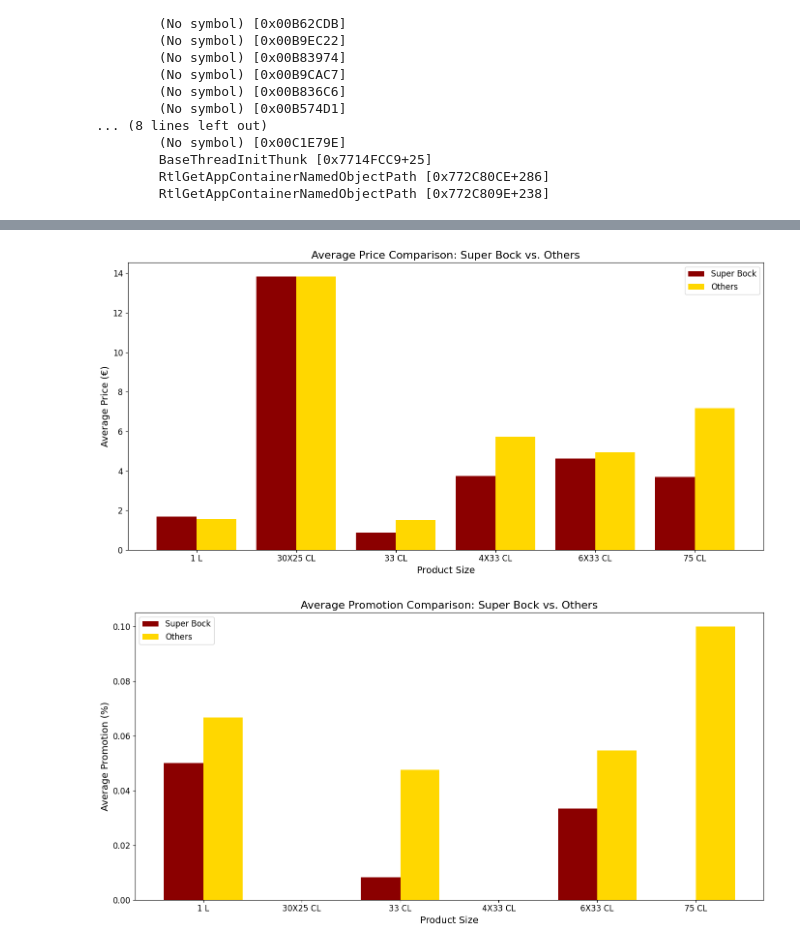
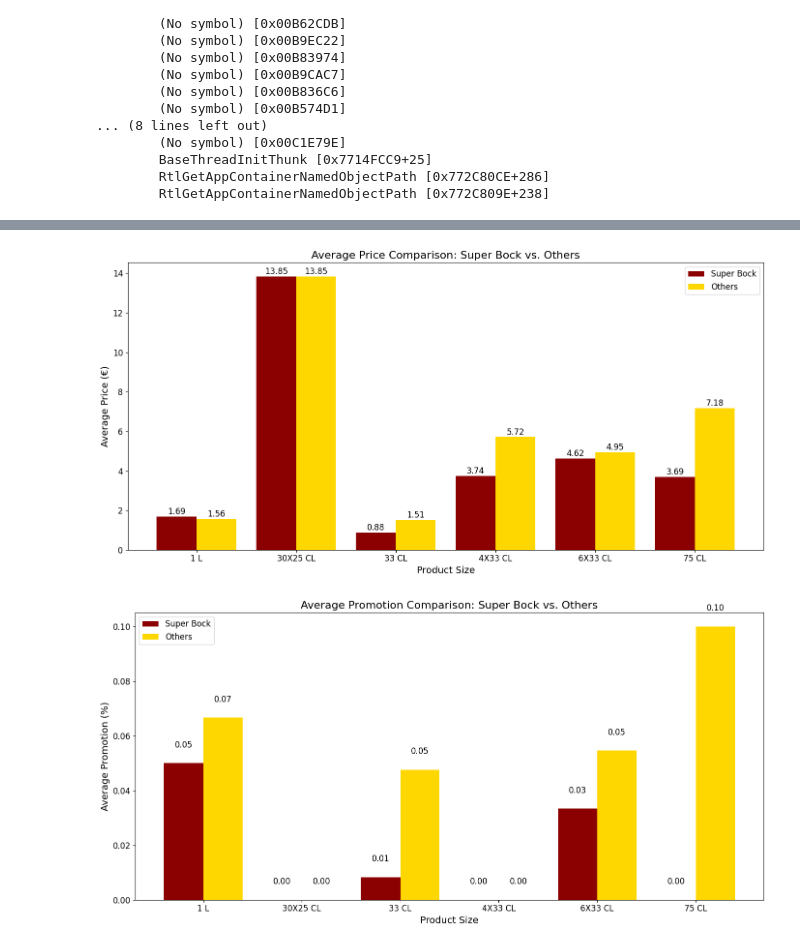
Before and after one commit to renejerez/ubi-master-computer-engineering, a Jupyter notebook: Work/Super_Bock/scraping_beer.ipynb, the cells around one changed output, grey strips where cells are left out. Saved outputs shown, nothing was run; the diff lists cells and outputs as text; code cells hidden in the pictures.

```diff
--- a/Work/Super_Bock/scraping_beer.ipynb
+++ b/Work/Super_Bock/scraping_beer.ipynb
@@ -273,32 +205,42 @@ comparison_df = super_bock_stats.merge(others_stats, on='product_size', suffixes
 plt.figure(figsize=(14, 7))
 bar_width = 0.4
 index = range(len(comparison_df))
 
 bar1 = plt.bar(index, comparison_df['avg_price_super_bock'], bar_width, color='darkred', label='Super Bock')
 bar2 = plt.bar([i + bar_width for i in index], comparison_df['avg_price_others'], bar_width, color='gold', label='Others')
 
+# Add annotations
+for i in index:
+    plt.text(i, comparison_df['avg_price_super_bock'][i] + 0.02, f"{comparison_df['avg_price_super_bock'][i]:.2f}", ha='center', va='bottom', fontsize=12)
+    plt.text(i + bar_width, comparison_df['avg_price_others'][i] + 0.02, f"{comparison_df['avg_price_others'][i]:.2f}", ha='center', va='bottom', fontsize=12)
+
 plt.title('Average Price Comparison: Super Bock vs. Others', fontsize=16)
 plt.xlabel('Product Size', fontsize=14)
 plt.ylabel('Average Price (€)', fontsize=14)
 plt.xticks([i + bar_width / 2 for i in index], comparison_df['product_size'], rotation=0, fontsize=12)
 plt.yticks(fontsize=12)
 plt.legend(fontsize=12)
 plt.tight_layout()
 plt.show()
 
 # Plot Average Promotion Comparison: Super Bock vs. Others with stronger colors and parallel columns
 plt.figure(figsize=(14, 7))
 bar1 = plt.bar(index, comparison_df['avg_promotion_super_bock'], bar_width, color='darkred', label='Super Bock')
 bar2 = plt.bar([i + bar_width for i in index], comparison_df['avg_promotion_others'], bar_width, color='gold', label='Others')
 
+# Add annotations
+for i in index:
+    plt.text(i, comparison_df['avg_promotion_super_bock'][i] + 0.005, f"{comparison_df['avg_promotion_super_bock'][i]:.2f}", ha='center', va='bottom', fontsize=12)
+    plt.text(i + bar_width, comparison_df['avg_promotion_others'][i] + 0.005, f"{comparison_df['avg_promotion_others'][i]:.2f}", ha='center', va='bottom', fontsize=12)
+
 plt.title('Average Promotion Comparison: Super Bock vs. Others', fontsize=16)
 plt.xlabel('Product Size', fontsize=14)
 plt.ylabel('Average Promotion (%)', fontsize=14)
 plt.xticks([i + bar_width / 2 for i in index], comparison_df['product_size'], rotation=0, fontsize=12)
 plt.yticks(fontsize=12)
 plt.legend(fontsize=12)
 plt.tight_layout()
 plt.show()
 # %% [output]
-[figure, old version]
+[figure, new version]
-[figure, old version]
+[figure, new version]
```
Also changed, not shown: parts of 7 cells of this notebook.
